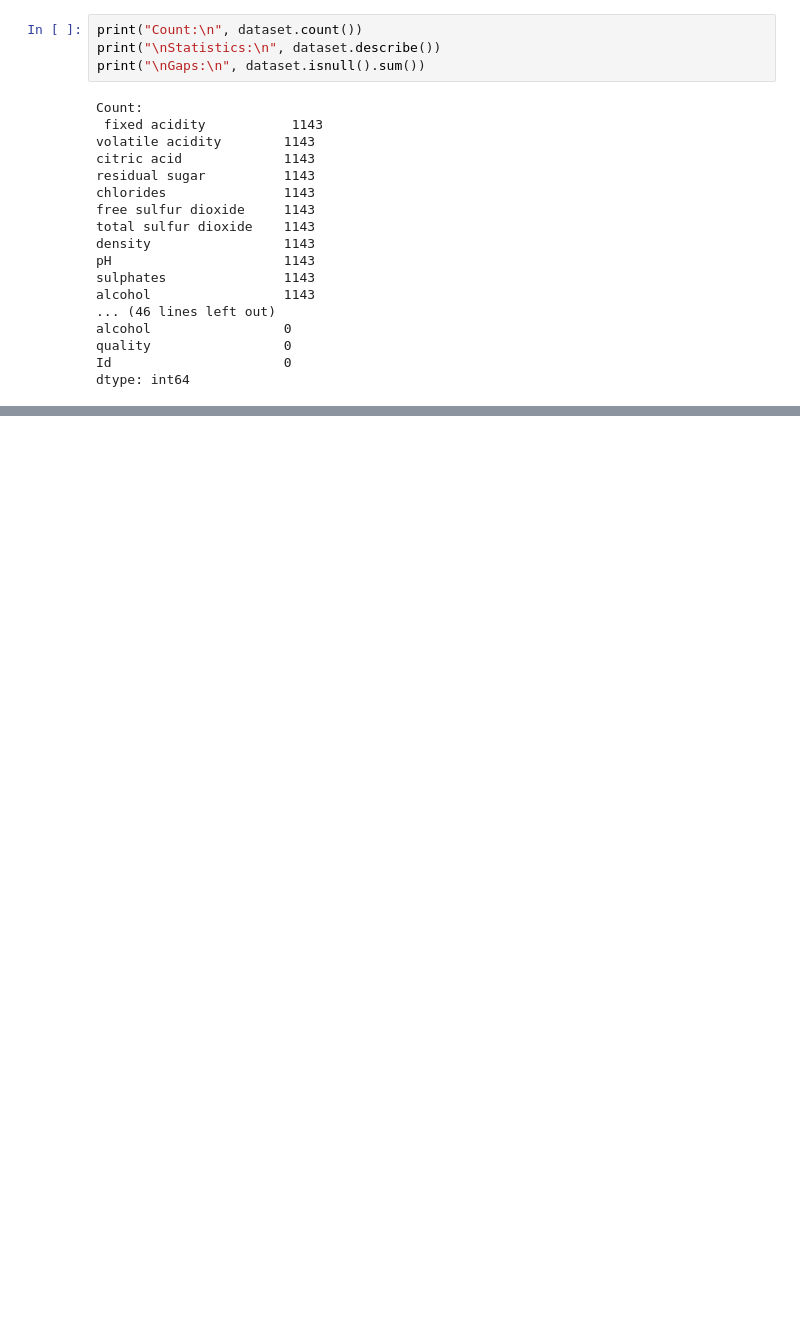
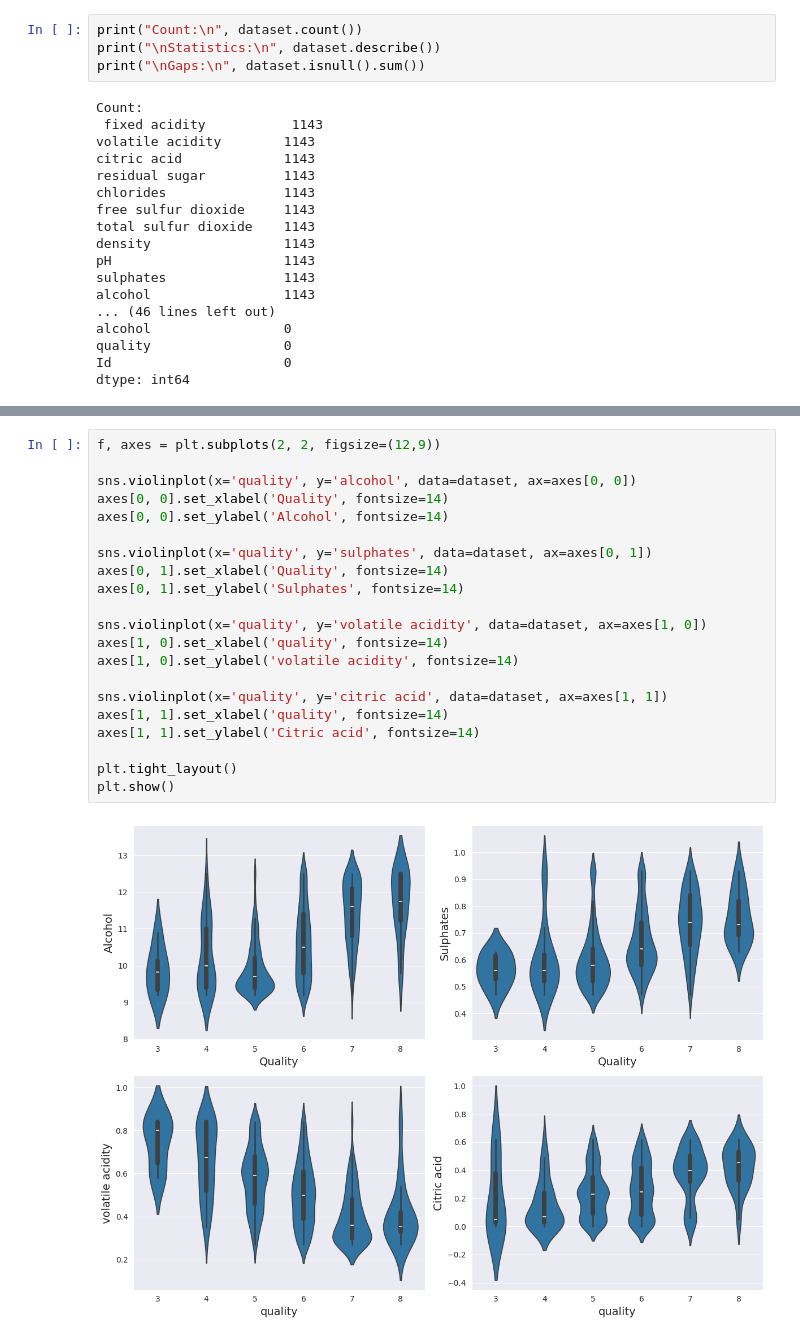
Before and after one commit to laid-weiss/ML-course-project, a Jupyter notebook: hw03_knn/knn.ipynb, the cells around one changed output, grey strips where cells are left out. Drawn from its saved outputs; the diff is of its cells as text; blank space fills up the shorter version.

```diff
--- a/hw03_knn/knn.ipynb
+++ b/hw03_knn/knn.ipynb
@@ -72,0 +92,23 @@ plt.show()
+# %%
+f, axes = plt.subplots(2, 2, figsize=(12,9))
+
+sns.violinplot(x='quality', y='alcohol', data=dataset, ax=axes[0, 0])
+axes[0, 0].set_xlabel('Quality', fontsize=14)
+axes[0, 0].set_ylabel('Alcohol', fontsize=14)
+
+sns.violinplot(x='quality', y='sulphates', data=dataset, ax=axes[0, 1])
+axes[0, 1].set_xlabel('Quality', fontsize=14)
+axes[0, 1].set_ylabel('Sulphates', fontsize=14)
+
+sns.violinplot(x='quality', y='volatile acidity', data=dataset, ax=axes[1, 0])
+axes[1, 0].set_xlabel('quality', fontsize=14)
+axes[1, 0].set_ylabel('volatile acidity', fontsize=14)
+
+sns.violinplot(x='quality', y='citric acid', data=dataset, ax=axes[1, 1])
+axes[1, 1].set_xlabel('quality', fontsize=14)
+axes[1, 1].set_ylabel('Citric acid', fontsize=14)
+
+plt.tight_layout()
+plt.show()
+# %% [output]
+[figure, added]
```
Also changed, not shown: parts of 6 cells of this notebook.
